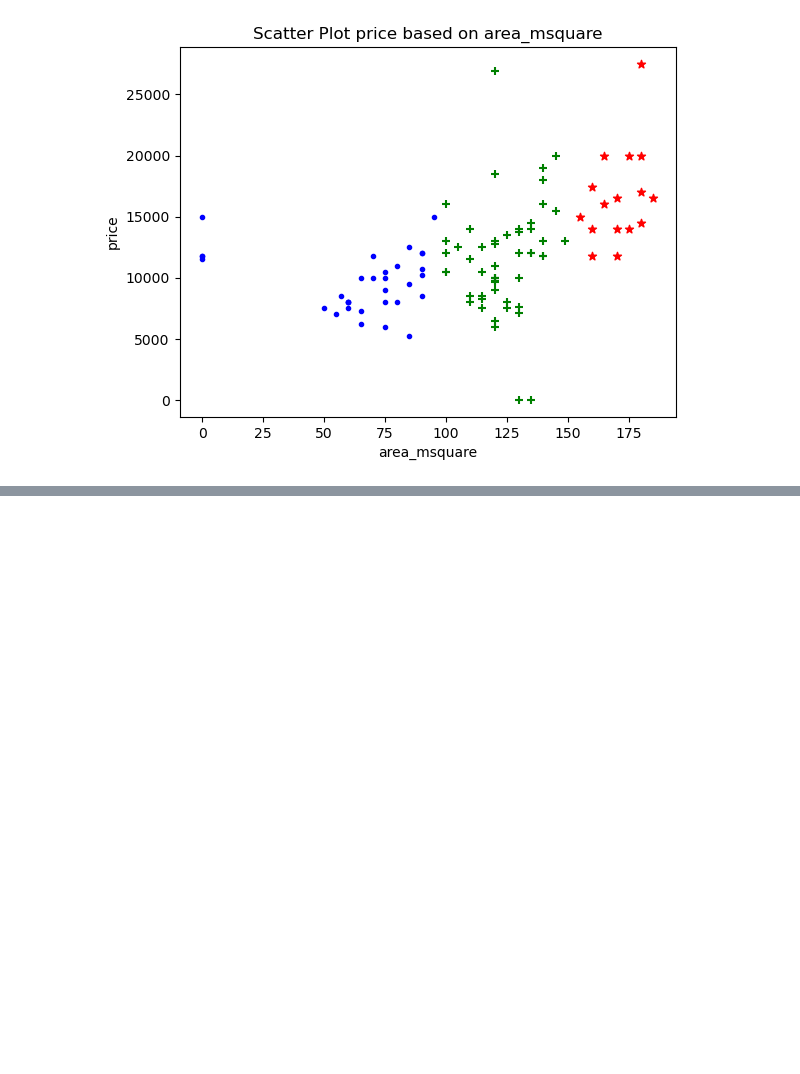
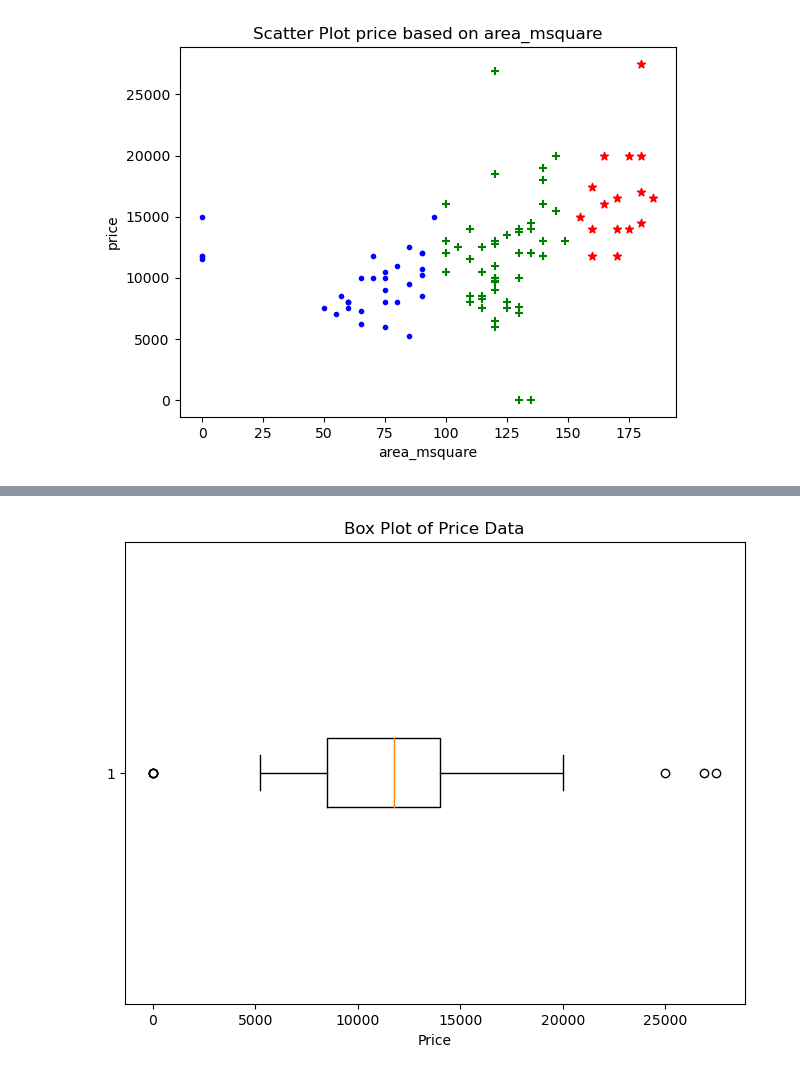
Before and after one commit to Lansarbac2020/Housepricedataset, a Jupyter notebook: main-data.ipynb, the cells around one changed output, grey strips where cells are left out. Cells and saved outputs as stored; diff of their text form; code cells hidden in the pictures; blank space fills up the shorter version.

```diff
--- a/main-data.ipynb
+++ b/main-data.ipynb
@@ -559,0 +513,11 @@ p-value: 0.02477440230326794
+# %%
+
+
+# Create a box plot for the 'price' column
+plt.figure(figsize=(8, 6))
+plt.boxplot(df['price'], vert=False)
+plt.xlabel('Price')
+plt.title('Box Plot of Price Data')
+plt.show()
+# %% [output]
+[figure, added]
```
Also changed, not shown: parts of 10 cells of this notebook, 1 other file.
